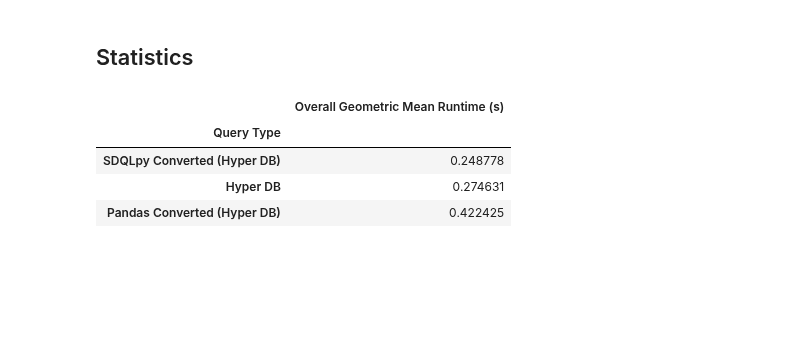
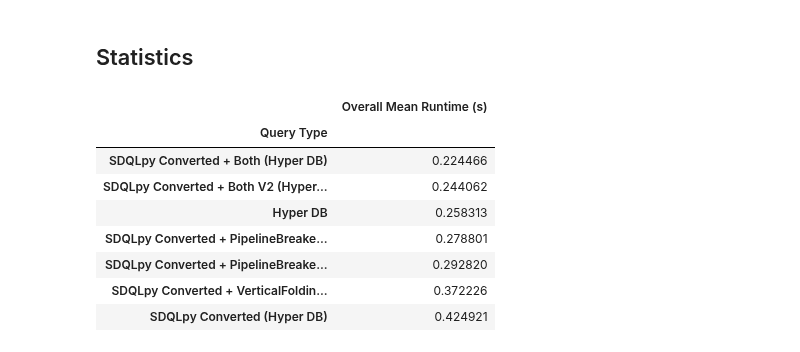
Before and after one commit to groegercesg/QueryBridge, a Jupyter notebook: benchmarking/notebooks/year2_analysis.ipynb, the cells around one changed output. Cells and saved outputs as stored; diff of their text form; code cells hidden in the pictures; blank space fills up the shorter version.

Commit message:
Results gathered and analysed, interesting things discovered - but on the whole, SDQLpy performance looks good

```diff
--- a/benchmarking/notebooks/year2_analysis.ipynb
+++ b/benchmarking/notebooks/year2_analysis.ipynb
@@ -8,9 +8,16 @@ import seaborn as sns
 from enum import Enum
 import matplotlib.colors as mcolors
 import colorsys
+# %%
+results2 = pd.read_csv("../test_results/hyper_sdqlpy_optimisations_v2_pandas_tpch_test_results.csv")
+#results2 = results2.rename(columns={"Average": "Mean"})
+
+results2 = results2[results2["Query Name"].isin(["SDQLpy Converted + PipelineBreakers NRP (Hyper DB)", "SDQLpy Converted + Both NRP (Hyper DB)"])]
 # %%
-results = pd.read_csv("../test_results/hyper_sdqlpy_pandas_tpch_test_results.csv")
-results = results.rename(columns={"Average": "Mean"})
+results = pd.read_csv("../test_results/quick_hyper_sdqlpy_optimisations_pandas_tpch_test_results.csv")
+
+results = pd.concat([results, results2], ignore_index=True)
+#results = results.rename(columns={"Average": "Mean"})
 # %%
 print(len(results))
 results.head()
@@ -222,15 +309,19 @@ The DataFrame has 51 rows
 ## Statistics
 # %%
 overall = results.groupby("Query Type").agg(
-    overall_mean_runtime=("Mean", g_mean)
+    overall_mean_runtime=("Mean", "mean")
 )
 overall = overall.sort_values(by="overall_mean_runtime")
-overall = overall.rename(columns={"overall_mean_runtime": "Overall Geometric Mean Runtime (s)"})
+overall = overall.rename(columns={"overall_mean_runtime": "Overall Mean Runtime (s)"})
 
-overall.head(6)
+overall.head(7)
 # %% [output]
-|  | Overall Geometric Mean Runtime (s) |
+|  | Overall Mean Runtime (s) |
 | Query Type |  |
-| SDQLpy Converted (Hyper DB) | 0.248778 |
-| Hyper DB | 0.274631 |
-| Pandas Converted (Hyper DB) | 0.422425 |
+| SDQLpy Converted + Both (Hyper DB) | 0.224466 |
+| SDQLpy Converted + Both V2 (Hyper... | 0.244062 |
+| Hyper DB | 0.258313 |
+| SDQLpy Converted + PipelineBreake... | 0.278801 |
+| SDQLpy Converted + PipelineBreake... | 0.292820 |
+| SDQLpy Converted + VerticalFoldin... | 0.372226 |
+| SDQLpy Converted (Hyper DB) | 0.424921 |
```
Also changed, not shown: parts of 19 cells of this notebook, 6 other files.
